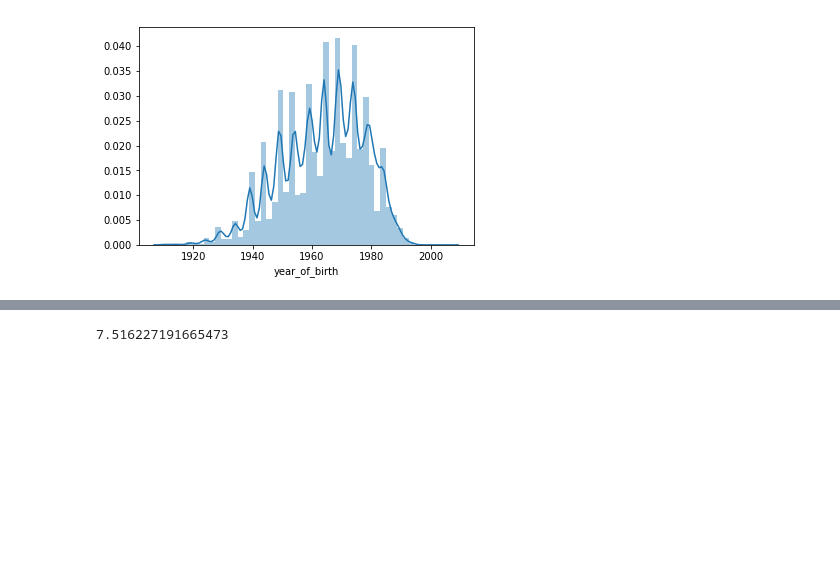
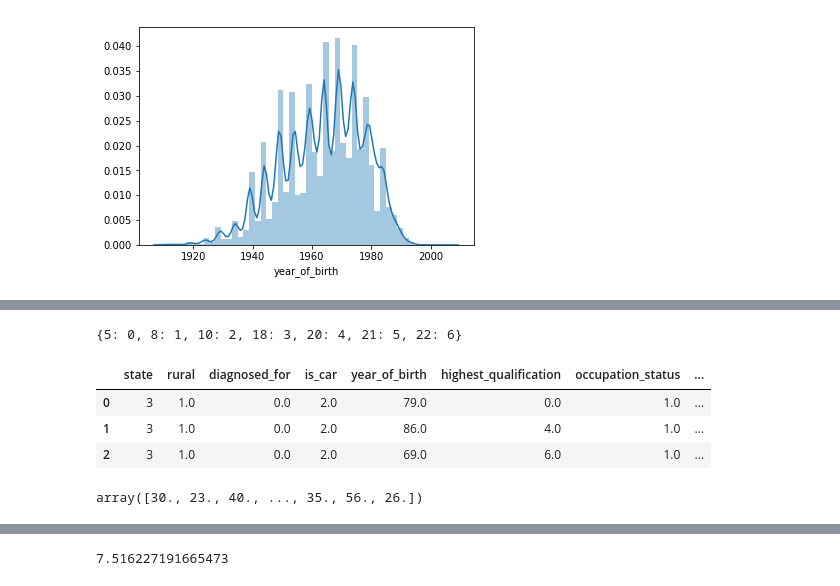
Before and after one commit to frier-sam/lifespan-prediction, a Jupyter notebook: model.ipynb, the cells around one changed output, grey strips where cells are left out. Saved outputs shown, nothing was run; the diff lists cells and outputs as text; code cells hidden in the pictures; blank space fills up the shorter version.

```diff
--- a/model.ipynb
+++ b/model.ipynb
@@ -140,0 +58,42 @@ ytrue = scalary.inverse_transform(syte)
+# %%
+#changing the states
+from sklearn import preprocessing
+lencoder = preprocessing.LabelEncoder()
+x.state = lencoder.fit_transform(x.state)
+stateli = [0,1, 2, 3,4,5,6]
+encodelab = lencoder.inverse_transform(stateli)
+sedict = {}
+for i in stateli:
+    sedict[encodelab[i]] = i
+sedict
+# %% [output]
+{5: 0, 8: 1, 10: 2, 18: 3, 20: 4, 21: 5, 22: 6}
+# %%
+#changing year of birth
+x.year_of_birth = x.year_of_birth - 1900
+# %%
+#change chew codes
+chewcd = {
+    0:0,
+    1:6,
+    2:3,
+    3:7,
+    4:4,
+    5:5,
+    6:2,
+    7:1,
+}
+x.chew = x.chew.apply(lambda x:chewcd[x])
+# %%
+#change smoke
+x.smoke.replace(0,2,inplace=True)
+# %%
+#change alcohol
+x.alcohol.replace(0,2,inplace=True)
+# %%
+x.head(3)
+# %% [output]
+|  | state | rural | diagnosed_for | is_car | year_of_birth | highest_qualification | occupation_status | ... |
+| 0 | 3 | 1.0 | 0.0 | 2.0 | 79.0 | 0.0 | 1.0 | ... |
+| 1 | 3 | 1.0 | 0.0 | 2.0 | 86.0 | 4.0 | 1.0 | ... |
+| 2 | 3 | 1.0 | 0.0 | 2.0 | 69.0 | 6.0 | 1.0 | ... |
@@ -140,0 +108,4 @@ ytrue = scalary.inverse_transform(syte)
+# %%
+np.array(y).T
+# %% [output]
+array([30., 23., 40., ..., 35., 56., 26.])
```
Also changed, not shown: parts of 47 cells of this notebook, 13 other files.
